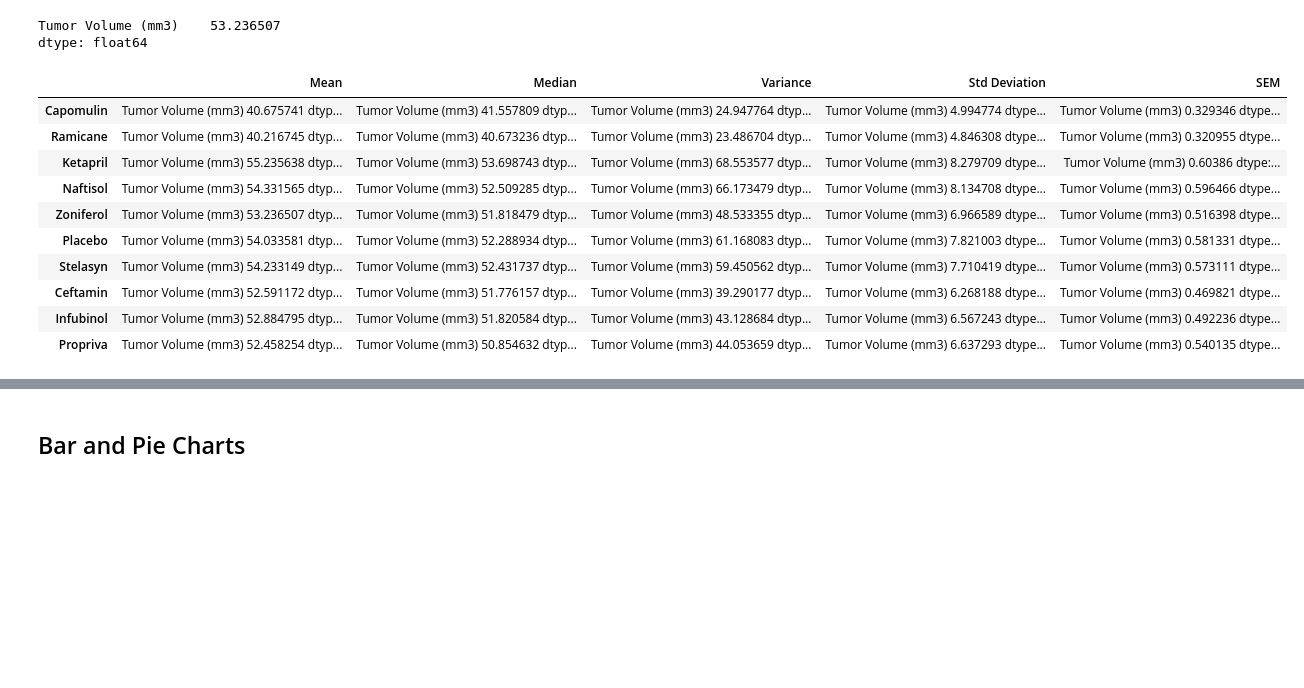
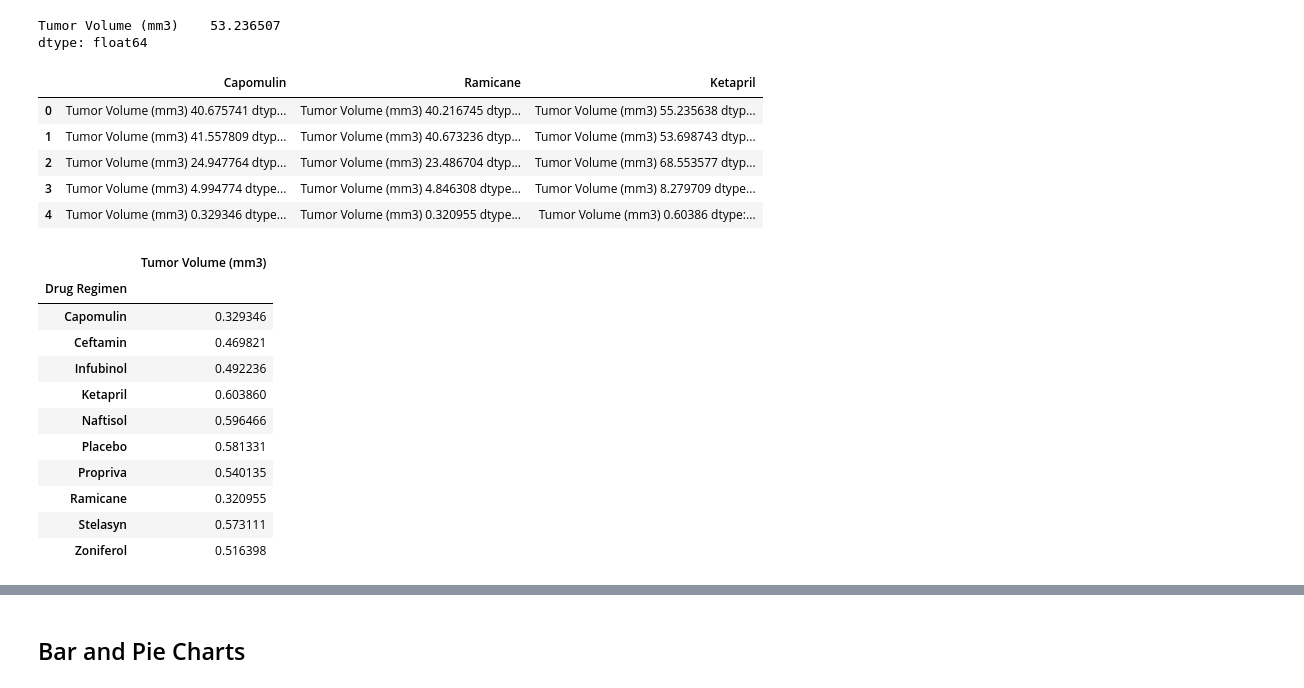
Before and after one commit to jump8621/Matplotlib_PowerofPlots, a Jupyter notebook: actual-Copy2.ipynb, the cells around one changed output, grey strips where cells are left out. Drawn from its saved outputs; the diff is of its cells as text; code cells hidden in the pictures; blank space fills up the shorter version.

Commit message:
add data file

```diff
--- a/actual-Copy2.ipynb
+++ b/actual-Copy2.ipynb
@@ -226,42 +226,47 @@ infubinol_df = result[result['Drug Regimen'].isin(["Infubinol"])]
 infubinol_df.head()
 
 i_mean = infubinol_df.mean()
 i_median = infubinol_df.median()
 i_var = infubinol_df.var()
 i_std = infubinol_df.std()
 i_sem = infubinol_df.sem()
 infubinol_list = [i_mean, i_median, i_var, i_std, i_sem]
 infubinol_list
 
 propriva_df = result[result['Drug Regimen'].isin(["Propriva"])]
 propriva_df.head()
 
 pr_mean = propriva_df.mean()
 pr_median = propriva_df.median()
 pr_var = propriva_df.var()
 pr_std = propriva_df.std()
 pr_sem = propriva_df.sem()
 propriva_list = [pr_mean, pr_median, pr_var, pr_std, pr_sem]
 propriva_list
 
 sumresult_df = pd.DataFrame([[c_mean, c_median, c_var, c_std, c_sem], [r_mean, r_median, r_var, r_std, r_sem], [k_mean, k_median, k_var, k_std, k_sem], [n_mean, n_median, n_var, n_std, n_sem], [z_mean, z_median, z_var, z_std, z_sem], [p_mean, p_median, p_var, p_std, p_sem], [s_mean, s_median, s_var, s_std, s_sem], [ce_mean, ce_median, ce_var, ce_std, ce_sem], [i_mean, i_median, i_var, i_std, i_sem], [pr_mean, pr_median, pr_var, pr_std, pr_sem]],
                             index=["Capomulin", "Ramicane", "Ketapril", "Naftisol", "Zoniferol", "Placebo", "Stelasyn", "Ceftamin", "Infubinol", "Propriva"],
                            columns=['Mean', 'Median', 'Variance', 'Std Deviation', 'SEM'])
-sumresult_df.head(10)
+
+
+groupres_df = pd.DataFrame({"Capomulin": capomulinstat_list,
+                            "Ramicane": ramicanestat_list,
+                            "Ketapril": ketapril_list})
+groupres_df.head(10)
+
+# result.agg({'Infubinol': ['mean', 'median', 'variance', 'std', 'sem'],
+#             'Propriva': ['mean', 'median', 'variance', 'std', 'sem']})
+
+# sumresult_df.head(10)
 # Placebo      181
 # Stelasyn     181
 # Ceftamin     178
 # Infubinol    178
 # Propriva     151
 # %% [output]
-|  | Mean | Median | Variance | Std Deviation | SEM |
-| Capomulin | Tumor Volume (mm3) 40.675741 dtyp... | Tumor Volume (mm3) 41.557809 dtyp... | Tumor Volume (mm3) 24.947764 dtyp... | Tumor Volume (mm3) 4.994774 dtype... | Tumor Volume (mm3) 0.329346 dtype... |
-| Ramicane | Tumor Volume (mm3) 40.216745 dtyp... | Tumor Volume (mm3) 40.673236 dtyp... | Tumor Volume (mm3) 23.486704 dtyp... | Tumor Volume (mm3) 4.846308 dtype... | Tumor Volume (mm3) 0.320955 dtype... |
-| Ketapril | Tumor Volume (mm3) 55.235638 dtyp... | Tumor Volume (mm3) 53.698743 dtyp... | Tumor Volume (mm3) 68.553577 dtyp... | Tumor Volume (mm3) 8.279709 dtype... | Tumor Volume (mm3) 0.60386 dtype:... |
-| Naftisol | Tumor Volume (mm3) 54.331565 dtyp... | Tumor Volume (mm3) 52.509285 dtyp... | Tumor Volume (mm3) 66.173479 dtyp... | Tumor Volume (mm3) 8.134708 dtype... | Tumor Volume (mm3) 0.596466 dtype... |
-| Zoniferol | Tumor Volume (mm3) 53.236507 dtyp... | Tumor Volume (mm3) 51.818479 dtyp... | Tumor Volume (mm3) 48.533355 dtyp... | Tumor Volume (mm3) 6.966589 dtype... | Tumor Volume (mm3) 0.516398 dtype... |
-| Placebo | Tumor Volume (mm3) 54.033581 dtyp... | Tumor Volume (mm3) 52.288934 dtyp... | Tumor Volume (mm3) 61.168083 dtyp... | Tumor Volume (mm3) 7.821003 dtype... | Tumor Volume (mm3) 0.581331 dtype... |
-| Stelasyn | Tumor Volume (mm3) 54.233149 dtyp... | Tumor Volume (mm3) 52.431737 dtyp... | Tumor Volume (mm3) 59.450562 dtyp... | Tumor Volume (mm3) 7.710419 dtype... | Tumor Volume (mm3) 0.573111 dtype... |
-| Ceftamin | Tumor Volume (mm3) 52.591172 dtyp... | Tumor Volume (mm3) 51.776157 dtyp... | Tumor Volume (mm3) 39.290177 dtyp... | Tumor Volume (mm3) 6.268188 dtype... | Tumor Volume (mm3) 0.469821 dtype... |
-| Infubinol | Tumor Volume (mm3) 52.884795 dtyp... | Tumor Volume (mm3) 51.820584 dtyp... | Tumor Volume (mm3) 43.128684 dtyp... | Tumor Volume (mm3) 6.567243 dtype... | Tumor Volume (mm3) 0.492236 dtype... |
-| Propriva | Tumor Volume (mm3) 52.458254 dtyp... | Tumor Volume (mm3) 50.854632 dtyp... | Tumor Volume (mm3) 44.053659 dtyp... | Tumor Volume (mm3) 6.637293 dtype... | Tumor Volume (mm3) 0.540135 dtype... |
+|  | Capomulin | Ramicane | Ketapril |
+| 0 | Tumor Volume (mm3) 40.675741 dtyp... | Tumor Volume (mm3) 40.216745 dtyp... | Tumor Volume (mm3) 55.235638 dtyp... |
+| 1 | Tumor Volume (mm3) 41.557809 dtyp... | Tumor Volume (mm3) 40.673236 dtyp... | Tumor Volume (mm3) 53.698743 dtyp... |
+| 2 | Tumor Volume (mm3) 24.947764 dtyp... | Tumor Volume (mm3) 23.486704 dtyp... | Tumor Volume (mm3) 68.553577 dtyp... |
+| 3 | Tumor Volume (mm3) 4.994774 dtype... | Tumor Volume (mm3) 4.846308 dtype... | Tumor Volume (mm3) 8.279709 dtype... |
+| 4 | Tumor Volume (mm3) 0.329346 dtype... | Tumor Volume (mm3) 0.320955 dtype... | Tumor Volume (mm3) 0.60386 dtype:... |
@@ -273,0 +273,43 @@ counts
+# %%
+# Generate a summary statistics table of mean, median, variance, standard deviation, and SEM of the tumor volume for each regimen
+
+# This method produces everything in a single groupby function
+counts = merge2_df['Drug Regimen'].value_counts()
+counts
+
+result2_df = merge2_df[['Drug Regimen', 'Tumor Volume (mm3)']].groupby("Drug Regimen")
+# result2.head()
+# result2.mean()
+mean = merge2_df[['Drug Regimen', 'Tumor Volume (mm3)']].groupby("Drug Regimen").mean()
+mean
+median = merge2_df[['Drug Regimen', 'Tumor Volume (mm3)']].groupby("Drug Regimen").median()
+median
+variance = merge2_df[['Drug Regimen', 'Tumor Volume (mm3)']].groupby("Drug Regimen").var()
+variance
+std_dev= merge2_df[['Drug Regimen', 'Tumor Volume (mm3)']].groupby("Drug Regimen").std()
+std_dev
+sem = merge2_df[['Drug Regimen', 'Tumor Volume (mm3)']].groupby("Drug Regimen").sem()
+sem
+# result2_df = merge2_df[['Drug Regimen', 'Tumor Volume (mm3)']].groupby("Drug Regimen")
+# result2_df['Mean'] = merge2_df[['Drug Regimen', 'Tumor Volume (mm3)']].groupby("Drug Regimen").mean()
+# result2_df.head()
+# sumstats_df = merge_df.groupby('Drug Regimen').agg({{'Tumor Volume (mm3)'}: ["mean", "median", "variance", "std_dev", "sem"]})
+# sumstats_df.head(10)
+# groupres_df = pd.DataFrame({"Mean": mean,
+#                             "Median": median,
+#                             "Variance": variance,
+#                             "Std Deviation": std_dev,
+#                             "SEM": sem})
+# %% [output]
+|  | Tumor Volume (mm3) |
+| Drug Regimen |  |
+| Capomulin | 0.329346 |
+| Ceftamin | 0.469821 |
+| Infubinol | 0.492236 |
+| Ketapril | 0.603860 |
+| Naftisol | 0.596466 |
+| Placebo | 0.581331 |
+| Propriva | 0.540135 |
+| Ramicane | 0.320955 |
+| Stelasyn | 0.573111 |
+| Zoniferol | 0.516398 |
```
Also changed, not shown: parts of 3 cells of this notebook.
